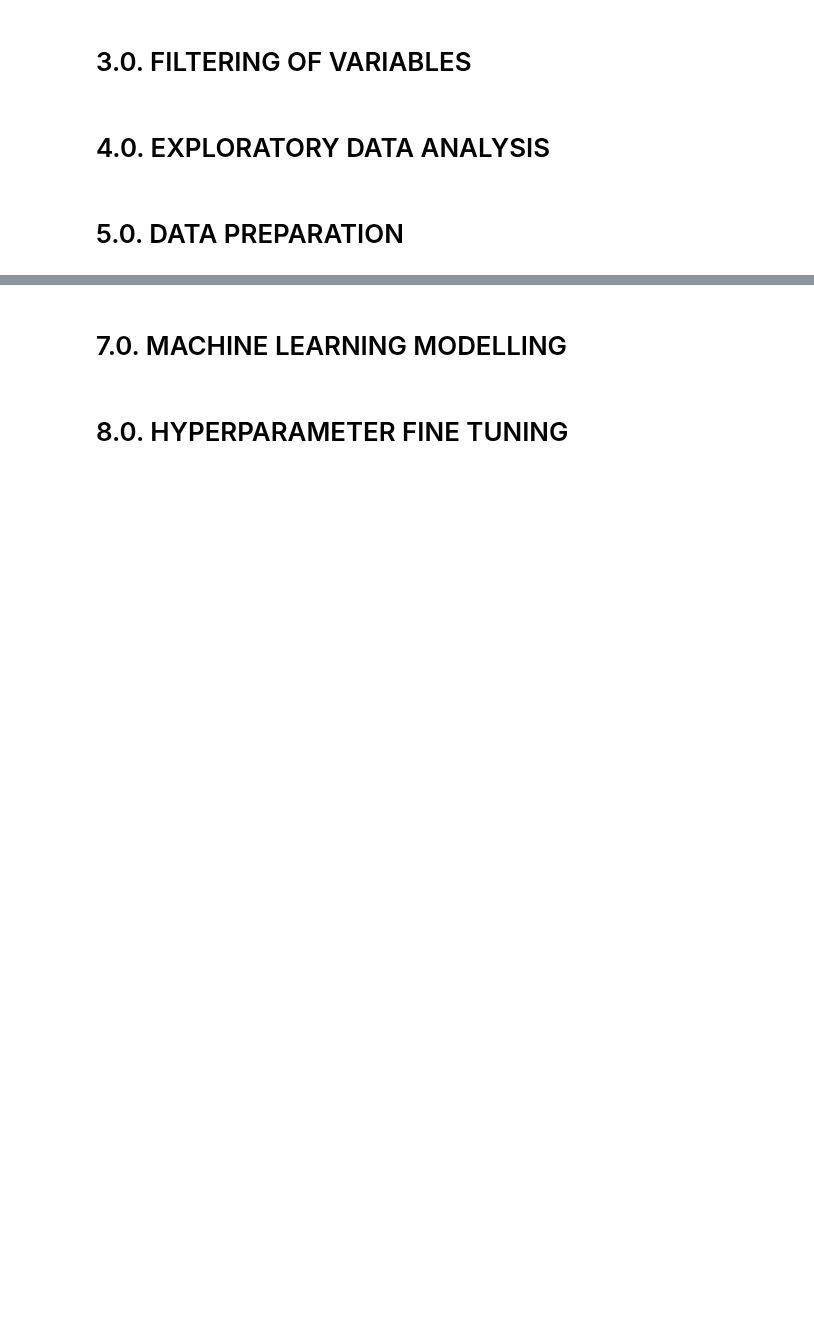
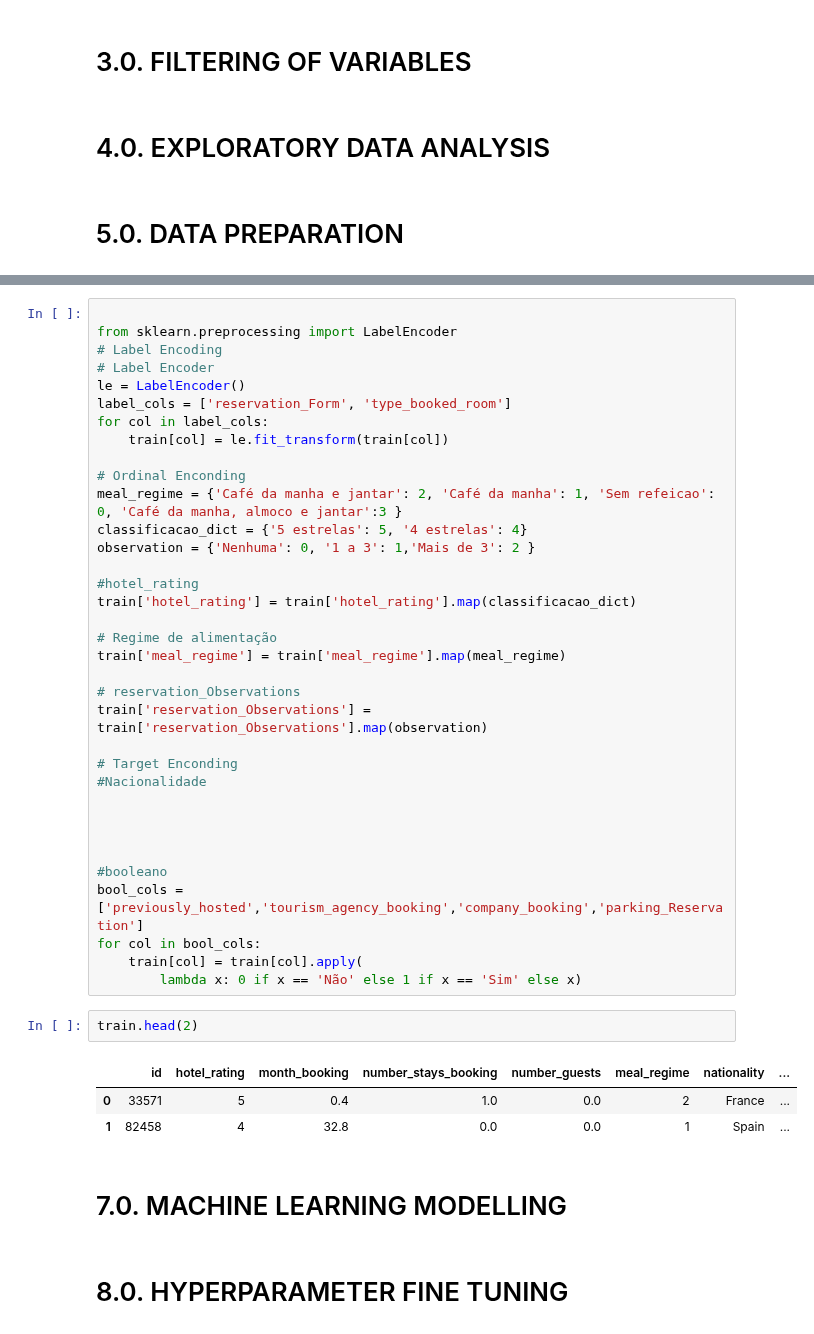
Before and after one commit to HallanMiranda/Rede-Hoteleira-Europeia, a Jupyter notebook: hachday_hotel-chain/new_version_project.ipynb, the cells around one changed output, grey strips where cells are left out. Drawn from its saved outputs; the diff is of its cells as text; blank space fills up the shorter version.

```diff
--- a/hachday_hotel-chain/new_version_project.ipynb
+++ b/hachday_hotel-chain/new_version_project.ipynb
@@ -25,3 +96,44 @@ import numpy as np
+# %%
+
+from sklearn.preprocessing import LabelEncoder
+# Label Encoding
+# Label Encoder
+le = LabelEncoder()
+label_cols = ['reservation_Form', 'type_booked_room']
+for col in label_cols:
+    train[col] = le.fit_transform(train[col])
+
+# Ordinal Enconding
+meal_regime = {'Café da manha e jantar': 2, 'Café da manha': 1, 'Sem refeicao': 0, 'Café da manha, almoco e jantar':3 }
+classificacao_dict = {'5 estrelas': 5, '4 estrelas': 4}
+observation = {'Nenhuma': 0, '1 a 3': 1,'Mais de 3': 2 }
+
+#hotel_rating
+train['hotel_rating'] = train['hotel_rating'].map(classificacao_dict)
+
+# Regime de alimentação
+train['meal_regime'] = train['meal_regime'].map(meal_regime)
+
+# reservation_Observations
+train['reservation_Observations'] = train['reservation_Observations'].map(observation)
+
+# Target Enconding
+#Nacionalidade
+
+
+
+
+#booleano
+bool_cols = ['previously_hosted','tourism_agency_booking','company_booking','parking_Reservation']
+for col in bool_cols:
+    train[col] = train[col].apply(
+        lambda x: 0 if x == 'Não' else 1 if x == 'Sim' else x)
+# %%
+train.head(2)
+# %% [output]
+|  | id | hotel_rating | month_booking | number_stays_booking | number_guests | meal_regime | nationality | ... |
+| 0 | 33571 | 5 | 0.4 | 1.0 | 0.0 | 2 | France | ... |
+| 1 | 82458 | 4 | 32.8 | 0.0 | 0.0 | 1 | Spain | ... |
 # %% [markdown]
 # 7.0.  MACHINE LEARNING MODELLING
 # %% [markdown]
```
Also changed, not shown: parts of 14 cells of this notebook, 1 other file.
